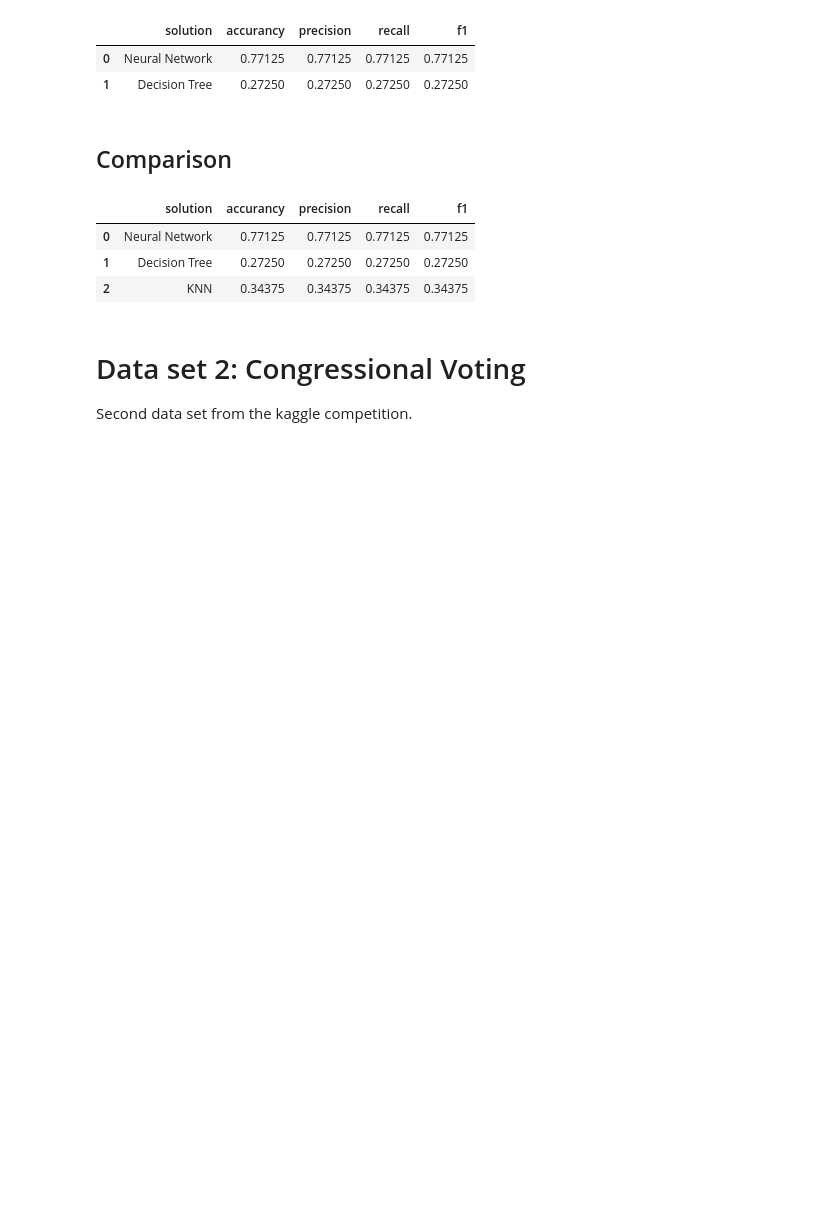
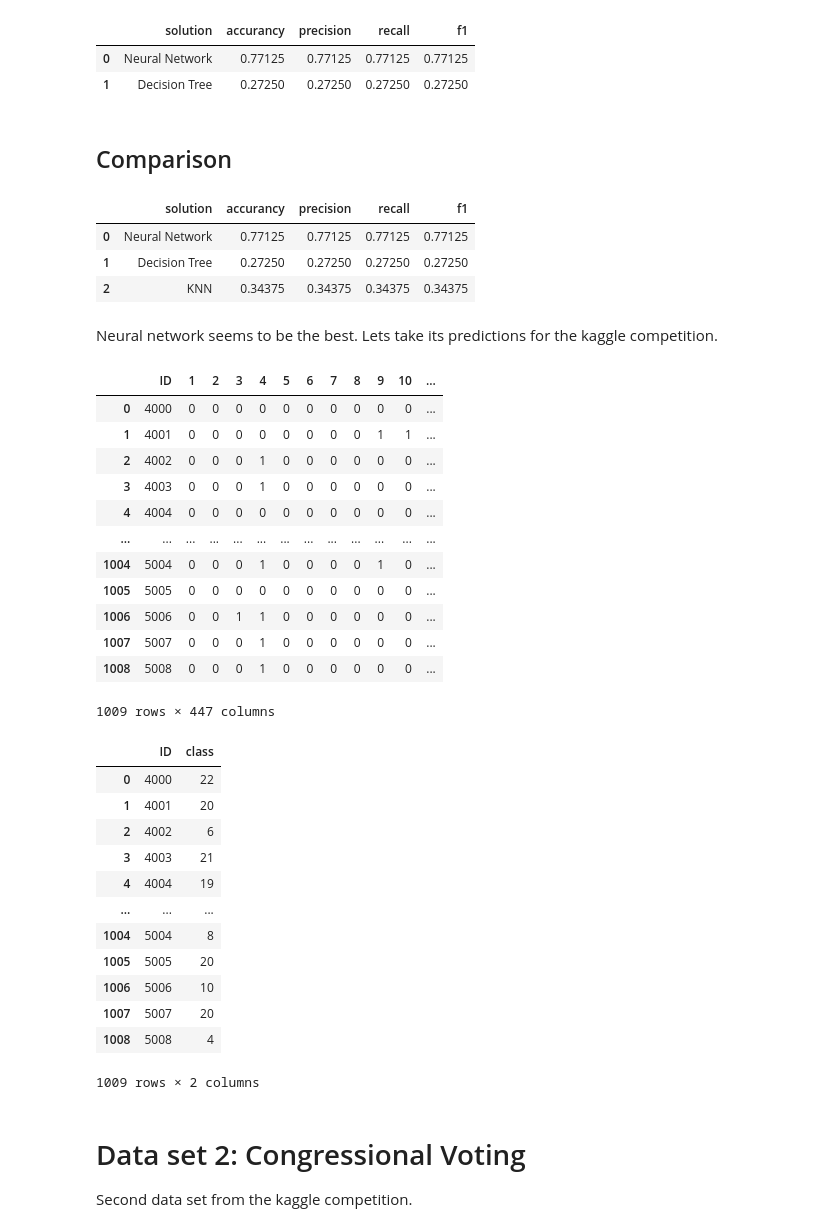
Before and after one commit to PaulErpen/Machine-Learning-Exercise-1, a Jupyter notebook: Group24_Exercise1.ipynb, the cells around one changed output. Saved outputs shown, nothing was run; the diff lists cells and outputs as text; code cells hidden in the pictures; blank space fills up the shorter version.

```diff
--- a/Group24_Exercise1.ipynb
+++ b/Group24_Exercise1.ipynb
@@ -359,6 +353,48 @@ display(df_location_performance_measures)
 | 0 | Neural Network | 0.77125 | 0.77125 | 0.77125 | 0.77125 |
 | 1 | Decision Tree | 0.27250 | 0.27250 | 0.27250 | 0.27250 |
 | 2 | KNN | 0.34375 | 0.34375 | 0.34375 | 0.34375 |
+# %% [markdown]
+Neural network seems to be the best. Lets take its predictions for the kaggle competition.
+# %%
+df_locations_kaggle = pandas.read_csv("/content/gdrive/MyDrive/data/test/location_test.csv")
+display(df_locations_kaggle)
+X_kaggle = df_locations_kaggle.copy(deep=True).drop('ID', axis=1)
+full_multi_layer_perceptron = MLPClassifier(solver='lbfgs',
+                                         random_state=123,
+                                         hidden_layer_sizes=(430,))
+full_multi_layer_perceptron.fit(X_train.append(X_test), y_train.append(y_test))
+
+y_pred_nn = full_multi_layer_perceptron.predict(X_kaggle)
+df_location_kaggle = pandas.DataFrame({"ID": df_locations_kaggle["ID"], "class": y_pred_nn})
+display(df_location_kaggle)
+df_location_kaggle.to_csv("/content/gdrive/MyDrive/data/kaggle_submissions/location_submission.csv", index=False)
+# %% [output]
+|  | ID | 1 | 2 | 3 | 4 | 5 | 6 | 7 | 8 | 9 | 10 | ... |
+| 0 | 4000 | 0 | 0 | 0 | 0 | 0 | 0 | 0 | 0 | 0 | 0 | ... |
+| 1 | 4001 | 0 | 0 | 0 | 0 | 0 | 0 | 0 | 0 | 1 | 1 | ... |
+| 2 | 4002 | 0 | 0 | 0 | 1 | 0 | 0 | 0 | 0 | 0 | 0 | ... |
+| 3 | 4003 | 0 | 0 | 0 | 1 | 0 | 0 | 0 | 0 | 0 | 0 | ... |
+| 4 | 4004 | 0 | 0 | 0 | 0 | 0 | 0 | 0 | 0 | 0 | 0 | ... |
+| ... | ... | ... | ... | ... | ... | ... | ... | ... | ... | ... | ... | ... |
+| 1004 | 5004 | 0 | 0 | 0 | 1 | 0 | 0 | 0 | 0 | 1 | 0 | ... |
+| 1005 | 5005 | 0 | 0 | 0 | 0 | 0 | 0 | 0 | 0 | 0 | 0 | ... |
+| 1006 | 5006 | 0 | 0 | 1 | 1 | 0 | 0 | 0 | 0 | 0 | 0 | ... |
+| 1007 | 5007 | 0 | 0 | 0 | 1 | 0 | 0 | 0 | 0 | 0 | 0 | ... |
+| 1008 | 5008 | 0 | 0 | 0 | 1 | 0 | 0 | 0 | 0 | 0 | 0 | ... |
+1009 rows × 447 columns
+|  | ID | class |
+| 0 | 4000 | 22 |
+| 1 | 4001 | 20 |
+| 2 | 4002 | 6 |
+| 3 | 4003 | 21 |
+| 4 | 4004 | 19 |
+| ... | ... | ... |
+| 1004 | 5004 | 8 |
+| 1005 | 5005 | 20 |
+| 1006 | 5006 | 10 |
+| 1007 | 5007 | 20 |
+| 1008 | 5008 | 4 |
+1009 rows × 2 columns
 # %% [markdown]
 # Data set 2: Congressional Voting
 
```
Also changed, not shown: parts of 9 cells of this notebook.
